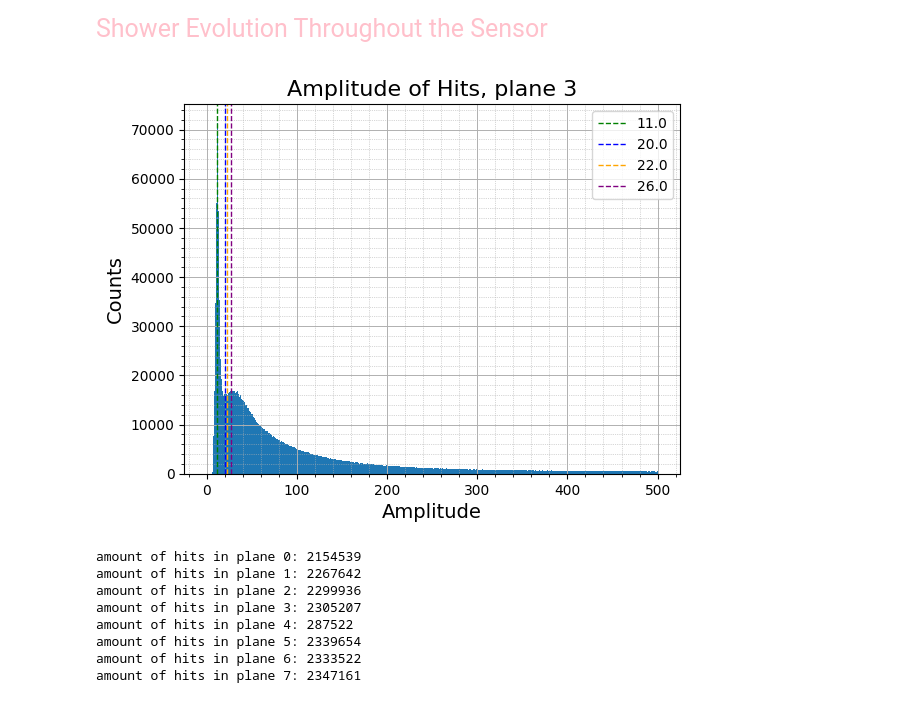
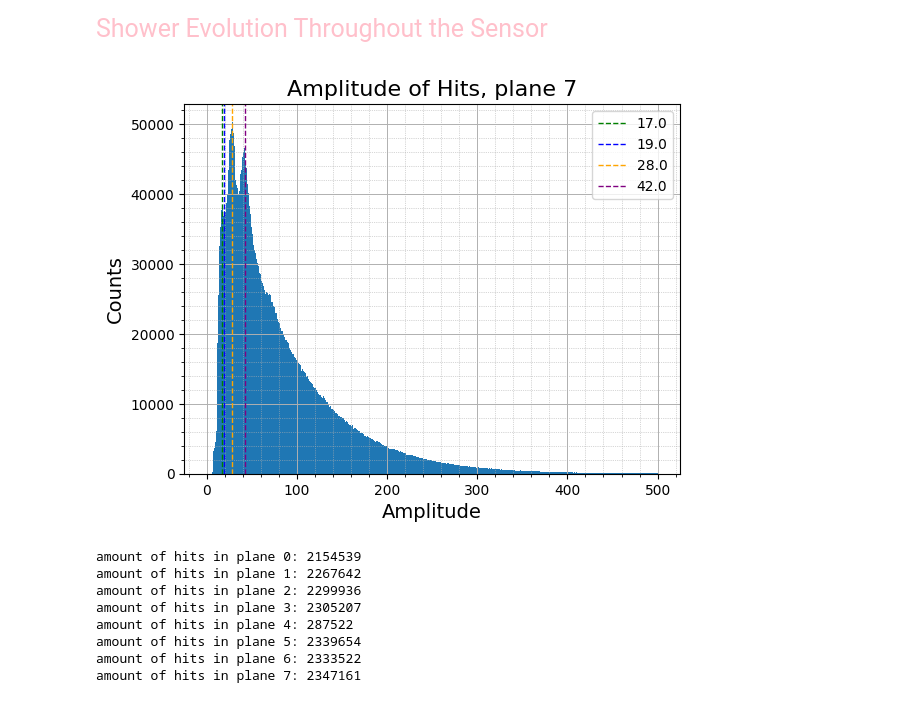
Before and after one commit to Ben-David-Ben/F-Cal-TB-Project, a Jupyter notebook: TB2025_Gap.ipynb, the cells around one changed output. Drawn from its saved outputs; the diff is of its cells as text; code cells hidden in the pictures.

```diff
--- a/TB2025_Gap.ipynb
+++ b/TB2025_Gap.ipynb
@@ -41,10 +39,10 @@ Shower Evolution Throughout the Sensor
 # %%
 # plt.clf()   # Clear the current figure
 # plt.close() # Close any open figures
 # %matplotlib widget
-rf.amp_histo_single_plane(hit_data_1101,3)
+rf.amp_histo_single_plane(hit_data_1101,7)
 # %% [output]
-[figure, old version]
+[figure, new version]
 # %%
 rf.average_amp_vs_plane(hit_data_1101)
 # %% [output]
```
Also changed, not shown: parts of 6 cells of this notebook.
